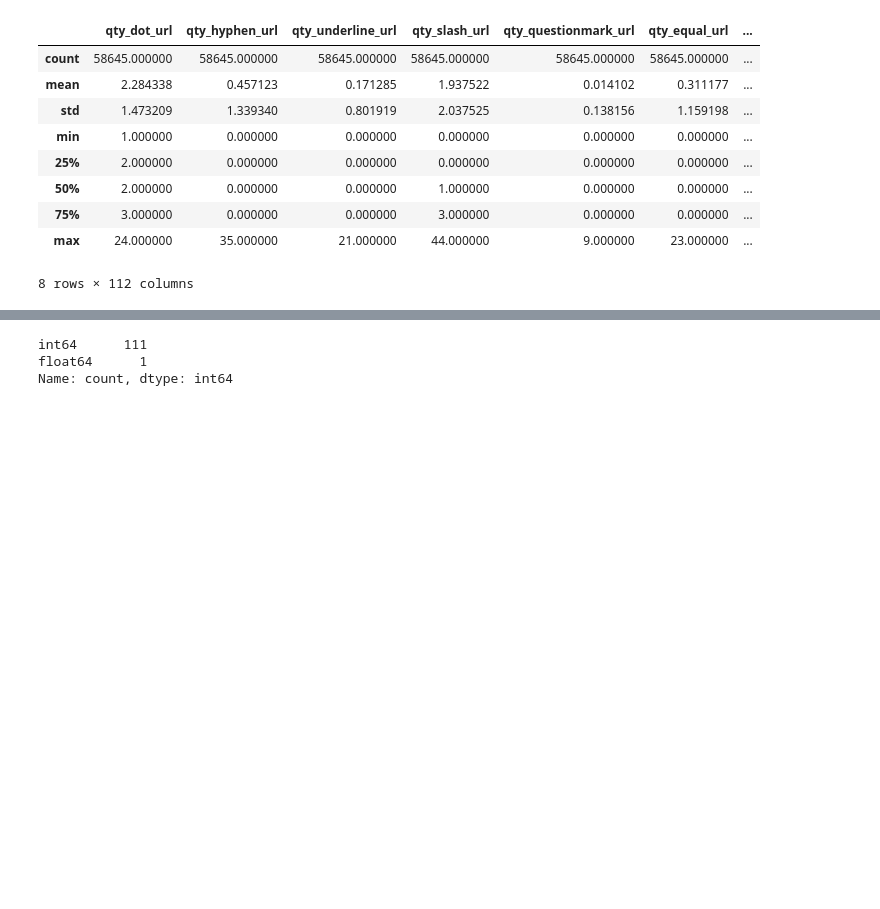
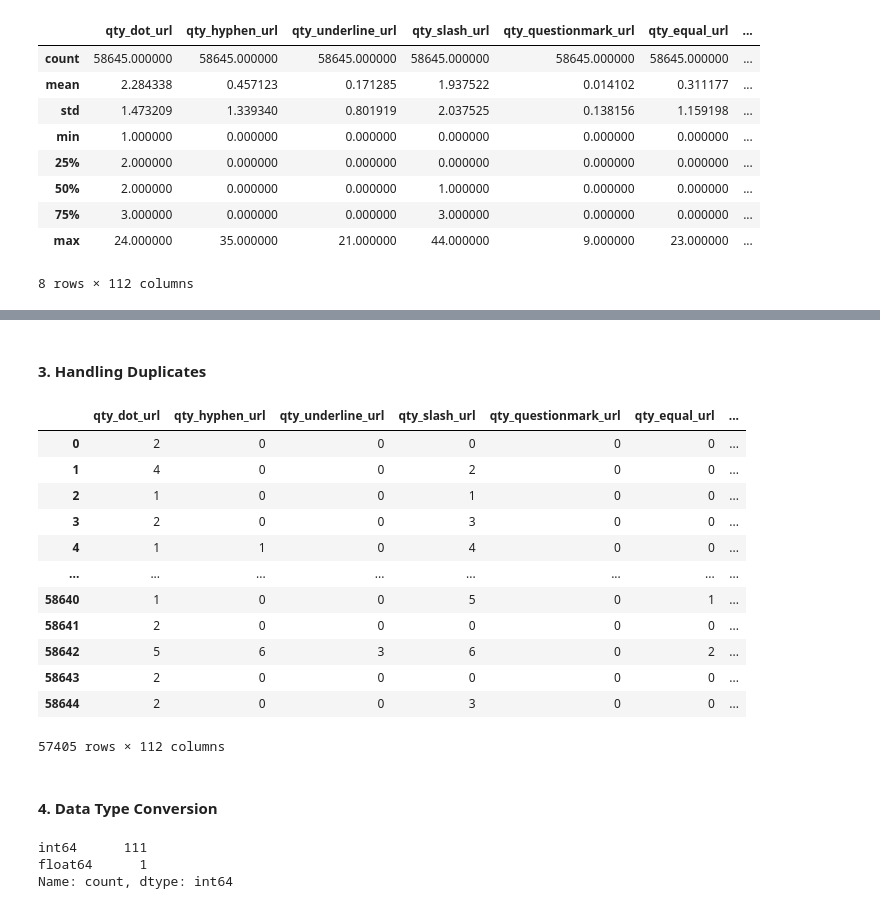
Before and after one commit to adarsh-gowda/Phishing-Domain, a Jupyter notebook: research/trials.ipynb, the cells around one changed output, grey strips where cells are left out. Saved outputs shown, nothing was run; the diff lists cells and outputs as text; code cells hidden in the pictures; blank space fills up the shorter version.

```diff
--- a/research/trials.ipynb
+++ b/research/trials.ipynb
@@ -42,3 +61,23 @@ df.describe()
+# %% [markdown]
+#### **3. Handling Duplicates**
+# %%
+df.drop_duplicates()
+# %% [output]
+|  | qty_dot_url | qty_hyphen_url | qty_underline_url | qty_slash_url | qty_questionmark_url | qty_equal_url | ... |
+| 0 | 2 | 0 | 0 | 0 | 0 | 0 | ... |
+| 1 | 4 | 0 | 0 | 2 | 0 | 0 | ... |
+| 2 | 1 | 0 | 0 | 1 | 0 | 0 | ... |
+| 3 | 2 | 0 | 0 | 3 | 0 | 0 | ... |
+| 4 | 1 | 1 | 0 | 4 | 0 | 0 | ... |
+| ... | ... | ... | ... | ... | ... | ... | ... |
+| 58640 | 1 | 0 | 0 | 5 | 0 | 1 | ... |
+| 58641 | 2 | 0 | 0 | 0 | 0 | 0 | ... |
+| 58642 | 5 | 6 | 3 | 6 | 0 | 2 | ... |
+| 58643 | 2 | 0 | 0 | 0 | 0 | 0 | ... |
+| 58644 | 2 | 0 | 0 | 3 | 0 | 0 | ... |
+57405 rows × 112 columns
+# %% [markdown]
+#### **4. Data Type Conversion**
 # %%
 df.dtypes.value_counts()
 # %% [output]
```
Also changed, not shown: parts of 9 cells of this notebook.
